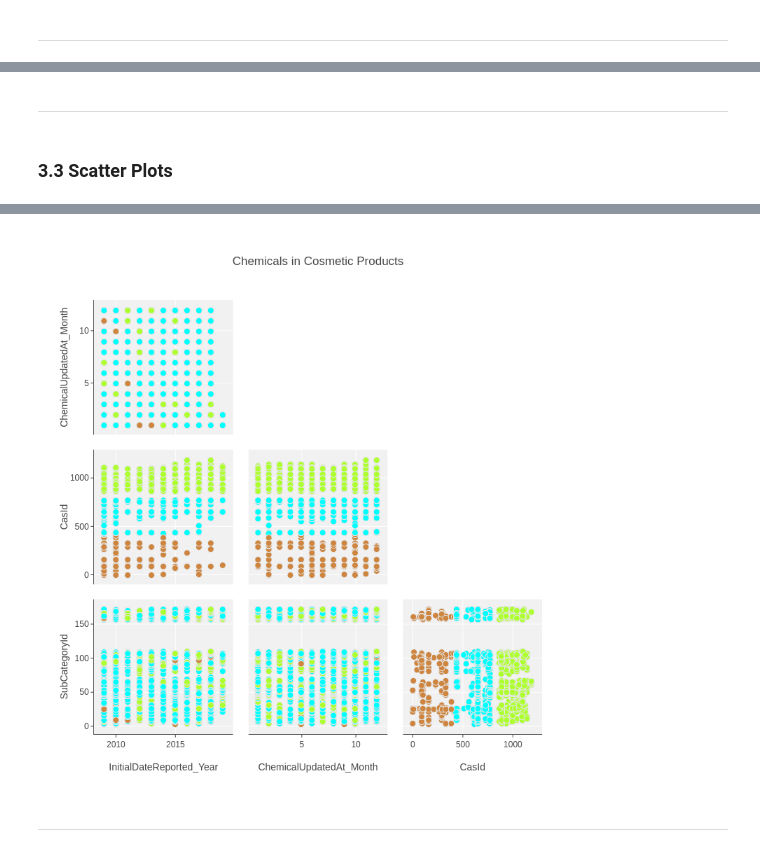
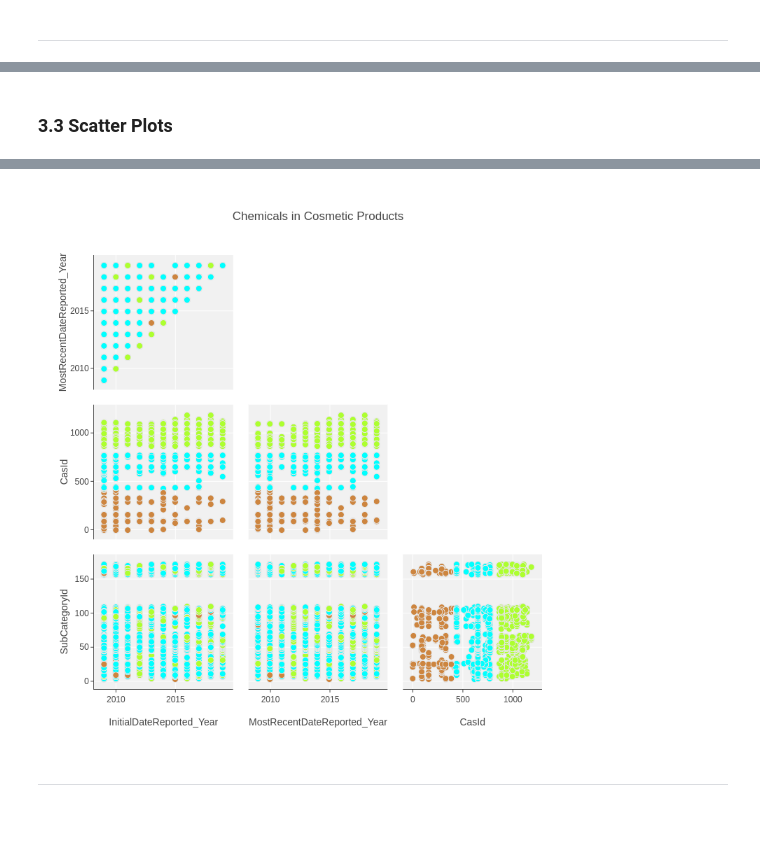
Before and after one commit to jmssalas/master-bigdata-businessanalytics, a Jupyter notebook: 09-masters-thesis/src/clustering.ipynb, the cells around one changed output, grey strips where cells are left out. Saved outputs shown, nothing was run; the diff lists cells and outputs as text; code cells hidden in the pictures; blank space fills up the shorter version.

```diff
--- a/09-masters-thesis/src/clustering.ipynb
+++ b/09-masters-thesis/src/clustering.ipynb
@@ -973,5 +939,3 @@ Image(get_path('heatmap_initial_subcategory'))
-# %% [markdown]
----
 # %% [markdown]
 ###  3.3 Scatter Plots
 # %%
@@ -982,8 +946,8 @@ data_plot = [
     go.Splom(
         dimensions=[dict(label = INITIALDATEREPORTED_COLUMN + '_Year',
                         values = data_aggregated[INITIALDATEREPORTED_COLUMN + '_Year']),
-                    dict(label=CHEMICALUPDATEDAT_COLUMN + '_Month',
-                        values=data_aggregated[CHEMICALUPDATEDAT_COLUMN + '_Month']),
+                    dict(label= MOSTRECENTDATEREPORTED_COLUMN + '_Year',
+                        values=data_aggregated[MOSTRECENTDATEREPORTED_COLUMN + '_Year']),
                     dict(label=CASID_COLUMN,
                         values=data_aggregated[CASID_COLUMN]),
                     dict(label=SUBCATEGORYID_COLUMN,
@@ -1003,34 +967,34 @@ axis = dict(showline=True,
           zeroline=False,
           gridcolor='#fff',
           ticklen=4)
 
 layout = go.Layout(
     title='Chemicals in Cosmetic Products',
     width=800,
     height=800,
     autosize=False,
     hovermode='closest',
     plot_bgcolor='rgba(240,240,240, 0.95)',
     xaxis1=dict(axis),
     xaxis2=dict(axis),
     xaxis3=dict(axis),
     xaxis4=dict(axis),
     yaxis1=dict(axis),
     yaxis2=dict(axis),
     yaxis3=dict(axis),
     yaxis4=dict(axis)
 )
 
 data_plot[0]['showupperhalf'] = False
 data_plot[0]['diagonal'].update(visible = False)
 
 fig = dict(data=data_plot, layout=layout)
 offline.iplot(fig)
 pio.write_image(fig, get_path('splom_data_aggregated'))
 Image(get_path('splom_data_aggregated'))
 # %% [output]
 [interactive output not drawn]
-[figure, old version]
+[figure, new version]
 # %% [markdown]
 ---
 # %% [markdown]
```
Also changed, not shown: parts of 22 cells of this notebook, 10 other files.
